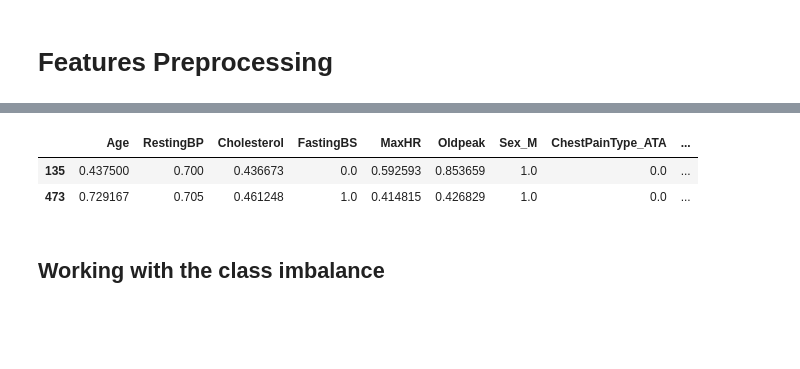
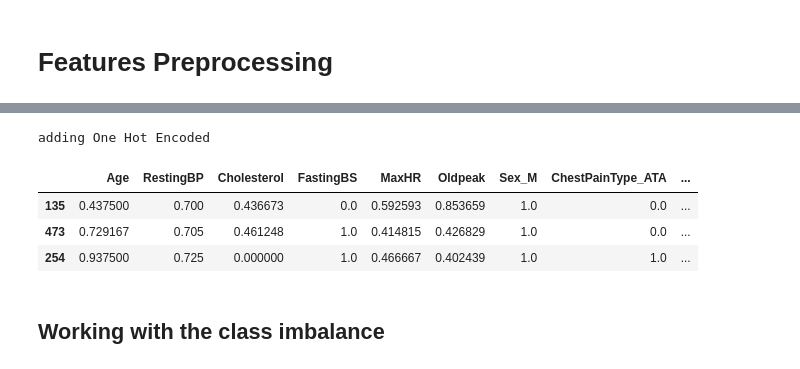
Before and after one commit to juliepinole/eth, a Jupyter notebook: healthcare/heart/Heart_explo.ipynb, the cells around one changed output, grey strips where cells are left out. Drawn from its saved outputs; the diff is of its cells as text; code cells hidden in the pictures; blank space fills up the shorter version.

```diff
--- a/healthcare/heart/Heart_explo.ipynb
+++ b/healthcare/heart/Heart_explo.ipynb
@@ -261,13 +261,14 @@ import py_lib as lib
 reload(lib)
 import py_lib as lib
 # %%
-train_test_data, final_categorical_features = lib.pre_process_features(
+train_test_data, final_categorical_features, _ = lib.pre_process_features(
         df_heart_train,
         num_features=num_features,
         categorical_features=categorical_features,
         category_to_drop=category_to_drop,
         label_col=label_col,
         add_one_hot_encoded=base.add_one_hot_encoded,
+        add_embeddings=False,
         stand_features=base.stand_features,
         test_size=base.test_size,
         random_state=base.random_state_test_train_split,
@@ -275,12 +276,15 @@ train_test_data, final_categorical_features = lib.pre_process_features(
 X_train, X_test = train_test_data.tensors['X_train'], train_test_data.tensors['X_test']
 y_train, y_test = train_test_data.tensors['y_train'], train_test_data.tensors['y_test']
 X_train_df = train_test_data.dataframes['X_train']
+# %% [output]
+adding One Hot Encoded
 # %%
-X_train_df.head(2)
+X_train_df['all'].head(3)
 # %% [output]
 |  | Age | RestingBP | Cholesterol | FastingBS | MaxHR | Oldpeak | Sex_M | ChestPainType_ATA | ... |
 | 135 | 0.437500 | 0.700 | 0.436673 | 0.0 | 0.592593 | 0.853659 | 1.0 | 0.0 | ... |
 | 473 | 0.729167 | 0.705 | 0.461248 | 1.0 | 0.414815 | 0.426829 | 1.0 | 0.0 | ... |
+| 254 | 0.937500 | 0.725 | 0.000000 | 1.0 | 0.466667 | 0.402439 | 1.0 | 1.0 | ... |
 # %% [markdown]
 ## Working with the class imbalance
 # %%
```
Also changed, not shown: parts of 13 cells of this notebook, 2 other files.
